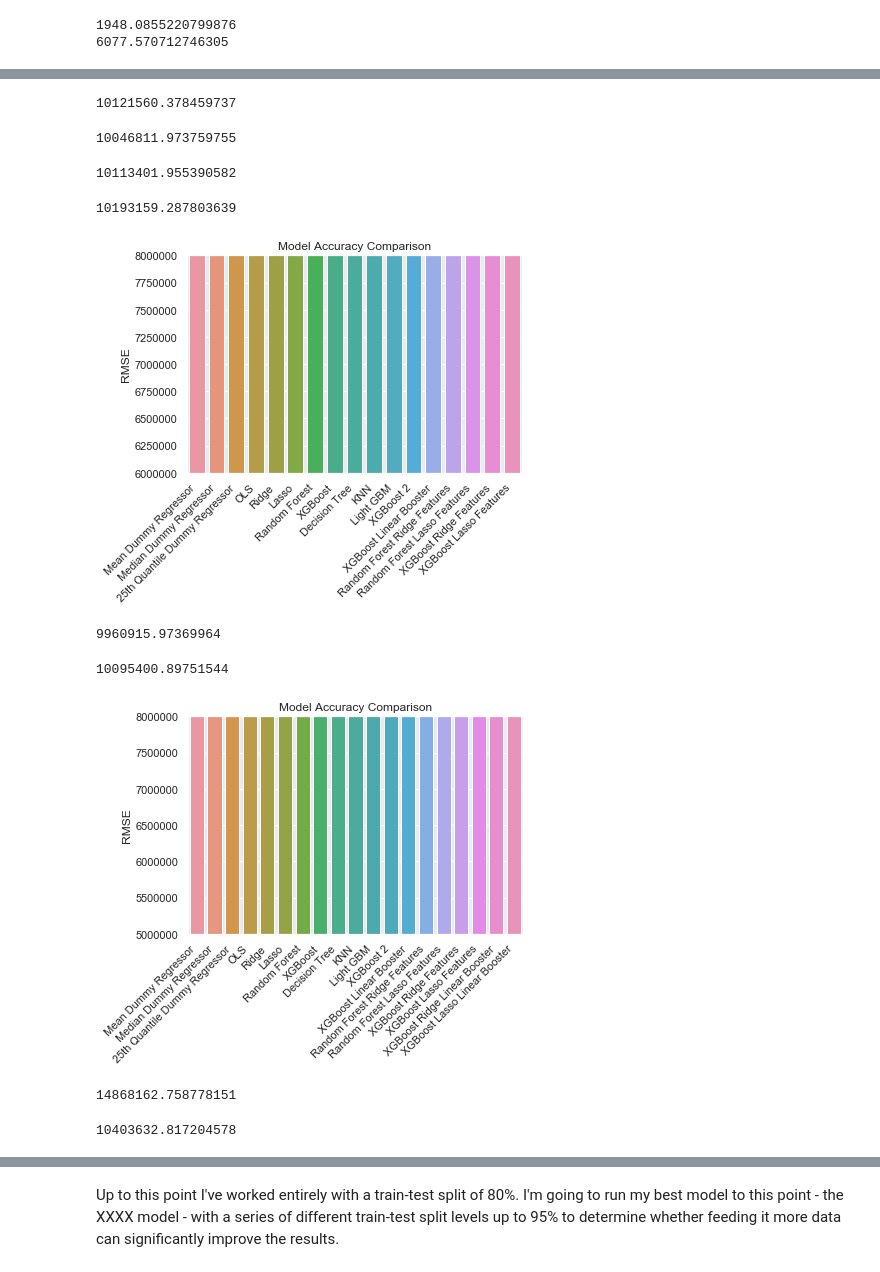
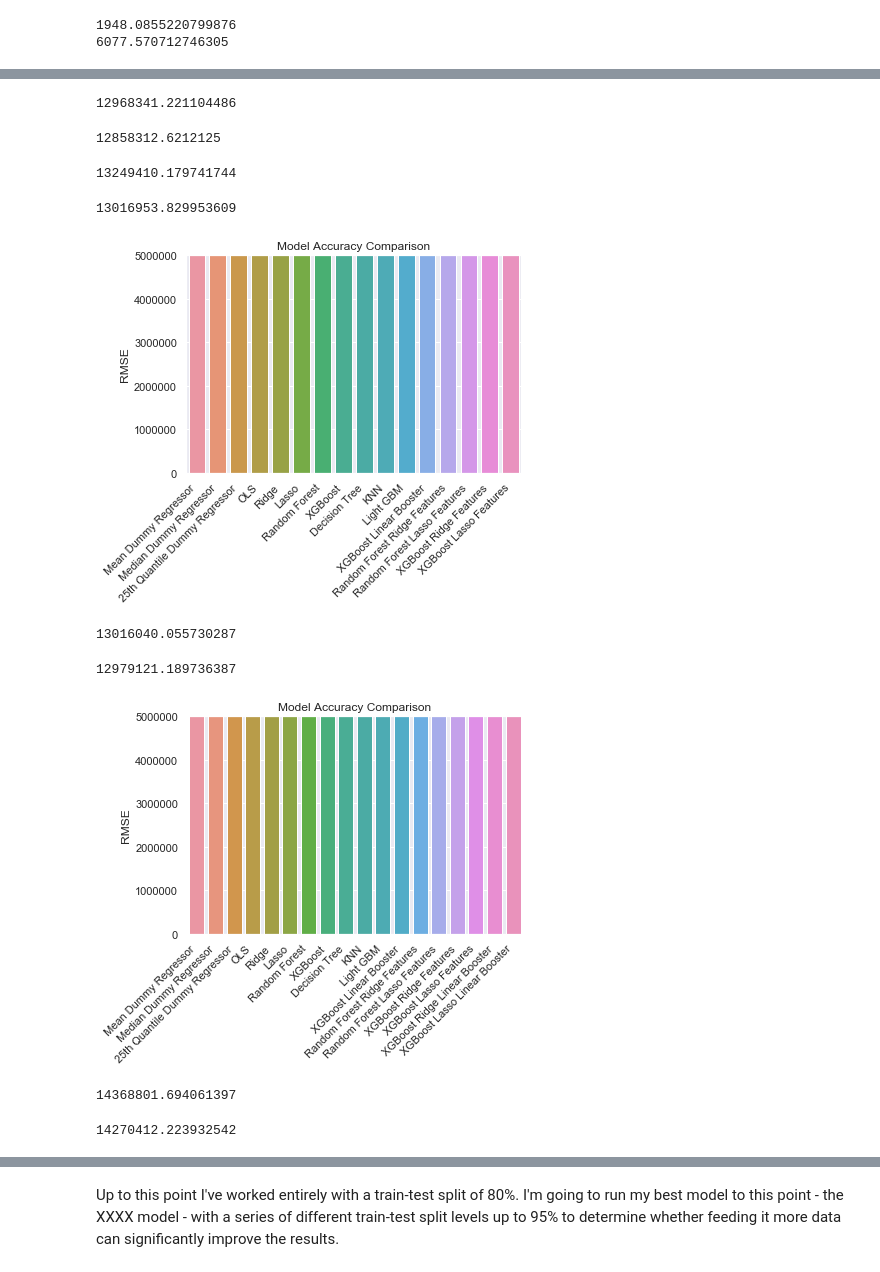
Before and after one commit to zjbrown0689/Solar-Panel-Capstone, a Jupyter notebook: notebooks/model_development.ipynb, the cells around one changed output, grey strips where cells are left out. Saved outputs shown, nothing was run; the diff lists cells and outputs as text; code cells hidden in the pictures.

```diff
--- a/notebooks/model_development.ipynb
+++ b/notebooks/model_development.ipynb
@@ -583,7 +632,7 @@ parameters = {'max_features': sp_randFloat(0.01, 1),
              }
 r_forest = RandomForestRegressor(n_jobs=-1, random_state=12)
 r_forest_reg = RandomizedSearchCV(r_forest, parameters, scoring=['neg_root_mean_squared_error', 'neg_mean_absolute_error'],\
-                                refit='neg_root_mean_squared_error', n_iter=60, cv=5, random_state=12)
+                                refit='neg_root_mean_squared_error', n_iter=15, cv=5, random_state=12)
 ridge_forest = r_forest_reg.fit(x_tr_ridge, y_tr)
 opt_ridge_forest = RandomForestRegressor(n_estimators=ridge_forest.best_params_['n_estimators'],\
                                    max_features=ridge_forest.best_params_['max_features'],\
@@ -594,7 +643,7 @@ y_pred = opt_ridge_forest.predict(x_te_ridge)
 train_scores['Random Forest Ridge Features'] = mean_squared_error(y_te, y_pred)
 mean_squared_error(y_te, y_pred)
 # %% [output]
-10121560.378459737
+12968341.221104486
 # %%
 parameters = {'max_features': sp_randFloat(0.01, 1),
              'max_depth': sp_randInt(2,10),
@@ -603,7 +652,7 @@ parameters = {'max_features': sp_randFloat(0.01, 1),
              }
 l_forest = RandomForestRegressor(n_jobs=-1, random_state=12)
 l_forest_reg = RandomizedSearchCV(l_forest, parameters, scoring=['neg_root_mean_squared_error', 'neg_mean_absolute_error'],\
-                                refit='neg_root_mean_squared_error', n_iter=60, cv=5, random_state=12)
+                                refit='neg_root_mean_squared_error', n_iter=15, cv=5, random_state=12)
 lasso_forest = l_forest_reg.fit(x_tr_lasso, y_tr)
 opt_lasso_forest = RandomForestRegressor(n_estimators=lasso_forest.best_params_['n_estimators'],\
                                    max_features=lasso_forest.best_params_['max_features'],\
@@ -614,7 +663,7 @@ y_pred = opt_lasso_forest.predict(x_te_lasso)
 train_scores['Random Forest Lasso Features'] = mean_squared_error(y_te, y_pred)
 mean_squared_error(y_te, y_pred)
 # %% [output]
-10046811.973759755
+12858312.6212125
 # %%
 r_xgb = XGBRegressor()
 parameters = {'n_estimators': sp_randInt(500,1000),
@@ -622,7 +671,7 @@ parameters = {'n_estimators': sp_randInt(500,1000),
              'eta': sp_randFloat(0.0001,0.99),
              'colsample_bytree': sp_randFloat(0.01,0.99)}
 ridge_xgb = RandomizedSearchCV(r_xgb, parameters, scoring='neg_root_mean_squared_error',\
-                                refit='neg_root_mean_squared_error', n_iter=60, cv=5, random_state=15)
+                                refit='neg_root_mean_squared_error', n_iter=15, cv=5, random_state=15)
 r_xgbooster = ridge_xgb.fit(x_tr_ridge, y_tr)
 r_xgb_model = XGBRegressor(n_estimators=r_xgbooster.best_params_['n_estimators'],\
                                    eta=r_xgbooster.best_params_['eta'],\
@@ -633,7 +682,7 @@ y_pred = r_xgb_model.predict(x_te_ridge)
 train_scores['XGBoost Ridge Features'] = mean_squared_error(y_te, y_pred)
 mean_squared_error(y_te, y_pred)
 # %% [output]
-10113401.955390582
+13249410.179741744
 # %%
 l_xgb = XGBRegressor()
 parameters = {'n_estimators': sp_randInt(500,1000),
@@ -641,7 +690,7 @@ parameters = {'n_estimators': sp_randInt(500,1000),
              'eta': sp_randFloat(0.0001,0.99),
              'colsample_bytree': sp_randFloat(0.01,0.99)}
 lasso_xgb = RandomizedSearchCV(l_xgb, parameters, scoring='neg_root_mean_squared_error',\
-                                refit='neg_root_mean_squared_error', n_iter=60, cv=5, random_state=15)
+                                refit='neg_root_mean_squared_error', n_iter=15, cv=5, random_state=15)
 l_xgbooster = lasso_xgb.fit(x_tr_lasso, y_tr)
 l_xgb_model = XGBRegressor(n_estimators=l_xgbooster.best_params_['n_estimators'],\
                                    eta=l_xgbooster.best_params_['eta'],\
@@ -652,25 +701,25 @@ y_pred = l_xgb_model.predict(x_te_lasso)
 train_scores['XGBoost Lasso Features'] = mean_squared_error(y_te, y_pred)
 mean_squared_error(y_te, y_pred)
 # %% [output]
-10193159.287803639
+13016953.829953609
 # %%
 keys = list(train_scores.keys())
 vals = [float(train_scores[k]) for k in keys]
 sns.barplot(x=keys, y=vals)
 plt.xticks(rotation=45, ha='right')
 plt.ylabel('RMSE')
 plt.title('Model Accuracy Comparison')
-plt.ylim(6000000,8000000)
+plt.ylim(0,5000000)
 plt.show()
 # %% [output]
-[figure, old version]
+[figure, new version]
 # %%
 xgb_r_linear = XGBRegressor(booster = 'gblinear', updater = 'coord_descent', verbosity = 0)
 parameters = {'reg_lambda': sp_randFloat(0,1),
              'reg_alpha': sp_randFloat(0, 1),
              'feature_selector': ['random', 'greedy', 'thrifty']}
 ridge_xgb_linear = RandomizedSearchCV(xgb_r_linear, parameters, scoring=['neg_root_mean_squared_error', 'neg_mean_absolute_error'],\
-                                refit='neg_root_mean_squared_error', n_iter=60, cv=5, random_state=12)
+                                refit='neg_root_mean_squared_error', n_iter=15, cv=5, random_state=12)
 xgbooster_ridge_linear = ridge_xgb_linear.fit(x_tr_ridge, y_tr)
 xgb_ridge_linear = XGBRegressor(booster = 'gblinear', updater = 'coord_descent',\
                                 reg_lambda = xgbooster_ridge_linear.best_params_['reg_lambda'],\
@@ -681,14 +730,14 @@ y_pred = xgb_ridge_linear.predict(x_te_ridge)
 train_scores['XGBoost Ridge Linear Booster'] = mean_squared_error(y_te, y_pred)
 mean_squared_error(y_te, y_pred)
 # %% [output]
-9960915.97369964
+13016040.055730287
 # %%
 xgb_l_linear = XGBRegressor(booster = 'gblinear', updater = 'coord_descent', verbosity = 0)
 parameters = {'reg_lambda': sp_randFloat(0,1),
              'reg_alpha': sp_randFloat(0, 1),
              'feature_selector': ['random', 'greedy', 'thrifty']}
 lasso_xgb_linear = RandomizedSearchCV(xgb_l_linear, parameters, scoring=['neg_root_mean_squared_error', 'neg_mean_absolute_error'],\
-                                refit='neg_root_mean_squared_error', n_iter=60, cv=5, random_state=12)
+                                refit='neg_root_mean_squared_error', n_iter=15, cv=5, random_state=12)
 xgbooster_lasso_linear = lasso_xgb_linear.fit(x_tr_lasso, y_tr)
 xgb_lasso_linear = XGBRegressor(booster = 'gblinear', updater = 'coord_descent',\
                                 reg_lambda = xgbooster_lasso_linear.best_params_['reg_lambda'],\
@@ -699,7 +748,7 @@ y_pred = xgb_lasso_linear.predict(x_te_lasso)
 train_scores['XGBoost Lasso Linear Booster'] = mean_squared_error(y_te, y_pred)
 mean_squared_error(y_te, y_pred)
 # %% [output]
-10095400.89751544
+12979121.189736387
 # %%
 keys = list(train_scores.keys())
 vals = [float(train_scores[k]) for k in keys]
@@ -707,10 +756,10 @@ sns.barplot(x=keys, y=vals)
 plt.xticks(rotation=45, ha='right')
 plt.ylabel('RMSE')
 plt.title('Model Accuracy Comparison')
-plt.ylim(5000000,8000000)
+plt.ylim(0,5000000)
 plt.show()
 # %% [output]
-[figure, old version]
+[figure, new version]
 # %%
 r_lgbm = lgb.LGBMRegressor(objective = 'regression', metric = 'mae')
 parameters = {'num_leaves': sp_randInt(10,1000),
@@ -718,7 +767,7 @@ parameters = {'num_leaves': sp_randInt(10,1000),
               'max_depth': sp_randInt(2,10),
               'learning_rate': sp_randFloat(0.001,1)}
 ridge_lgbm = RandomizedSearchCV(r_lgbm, parameters, scoring=['neg_root_mean_squared_error', 'neg_mean_absolute_error'],\
-                                refit='neg_root_mean_squared_error', n_iter=60, cv=5, random_state=12)
+                                refit='neg_root_mean_squared_error', n_iter=15, cv=5, random_state=12)
 opt_ridge_lgbm = ridge_lgbm.fit(x_tr_ridge, y_tr)
 lgbm_r_opt = lgb.LGBMRegressor(objective = 'regression', metric = 'mae', num_leaves = opt_ridge_lgbm.best_params_['num_leaves'],\
                              n_estimators = opt_ridge_lgbm.best_params_['n_estimators'],\
@@ -729,7 +778,7 @@ y_pred = lgbm_r_opt.predict(x_te_ridge)
 train_scores['Light GBM Ridge'] = mean_squared_error(y_te, y_pred)
 mean_squared_error(y_te, y_pred)
 # %% [output]
-14868162.758778151
+14368801.694061397
 # %%
 l_lgbm = lgb.LGBMRegressor(objective = 'regression', metric = 'mae')
 parameters = {'num_leaves': sp_randInt(10,1000),
@@ -737,7 +786,7 @@ parameters = {'num_leaves': sp_randInt(10,1000),
               'max_depth': sp_randInt(2,10),
               'learning_rate': sp_randFloat(0.001,1)}
 lasso_lgbm = RandomizedSearchCV(l_lgbm, parameters, scoring=['neg_root_mean_squared_error', 'neg_mean_absolute_error'],\
-                                refit='neg_root_mean_squared_error', n_iter=60, cv=5, random_state=12)
+                                refit='neg_root_mean_squared_error', n_iter=15, cv=5, random_state=12)
 opt_lasso_lgbm = lasso_lgbm.fit(x_tr_lasso, y_tr)
 lgbm_l_opt = lgb.LGBMRegressor(objective = 'regression', metric = 'mae', num_leaves = opt_lasso_lgbm.best_params_['num_leaves'],\
                              n_estimators = opt_lasso_lgbm.best_params_['n_estimators'],\
@@ -748,7 +797,7 @@ y_pred = lgbm_l_opt.predict(x_te_lasso)
 train_scores['Light GBM Lasso'] = mean_squared_error(y_te, y_pred)
 mean_squared_error(y_te, y_pred)
 # %% [output]
-10403632.817204578
+14270412.223932542
 # %%
 importances = pd.concat([pd.Series(xgb_model_linear.feature_importances_), pd.Series(opt_forest.feature_importances_),\
                        pd.Series(decision_tree_model.feature_importances_), pd.Series(lgbm_opt.feature_importances_)],\
```
Also changed, not shown: parts of 65 cells of this notebook, 1 other file.
